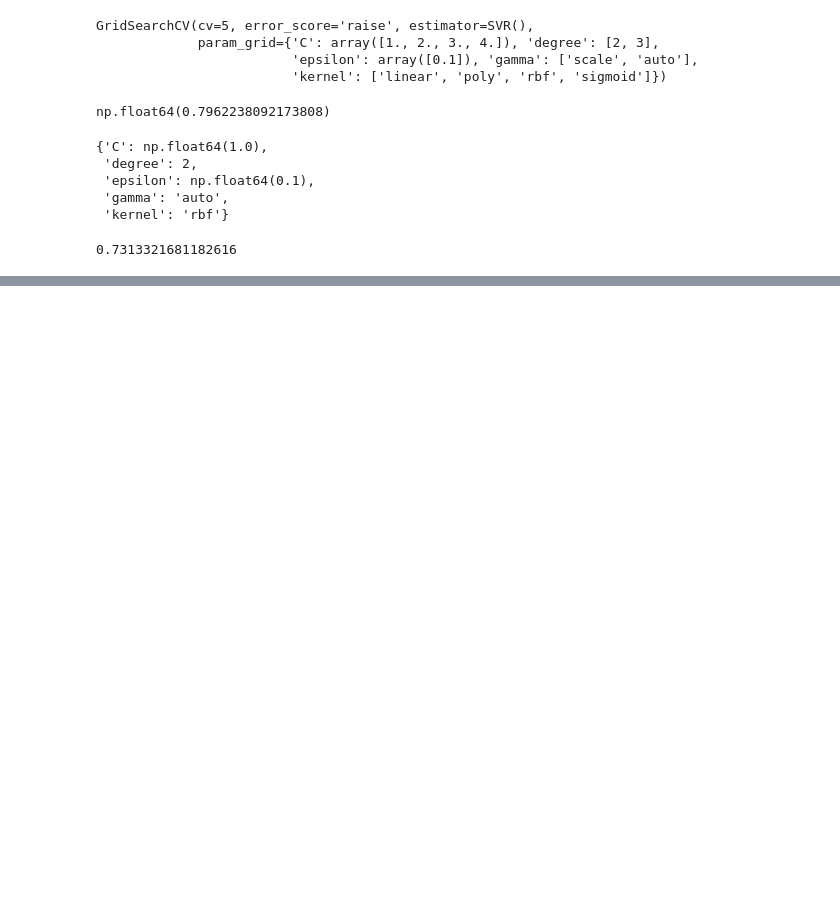
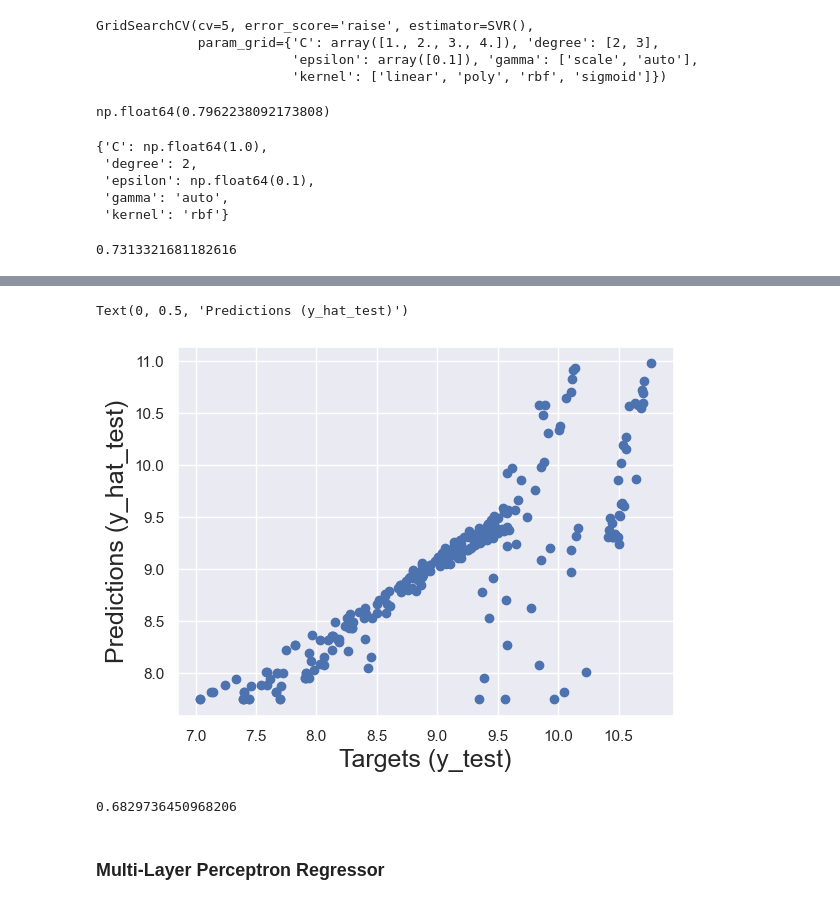
Before and after one commit to MichAdebayo/simplon_insurance_price_prediction, a Jupyter notebook: data_model.ipynb, the cells around one changed output, grey strips where cells are left out. Cells and saved outputs as stored; diff of their text form; code cells hidden in the pictures; blank space fills up the shorter version.

```diff
--- a/data_model.ipynb
+++ b/data_model.ipynb
@@ -509,0 +496,15 @@ from sklearn.neural_network import MLPRegressor
+# %%
+predictions = linear_model.predict(x_test)
+
+plt.scatter(y_test, predictions)
+plt.xlabel('Targets (y_test)',size=18)
+plt.ylabel('Predictions (y_hat_test)',size=18)
+# %% [output]
+Text(0, 0.5, 'Predictions (y_hat_test)')
+[figure, added]
+# %%
+linear_model.score(x_test,y_test)
+# %% [output]
+0.6829736450968206
+# %% [markdown]
+### Multi-Layer Perceptron Regressor
```
Also changed, not shown: parts of 42 cells of this notebook, 2 other files.
